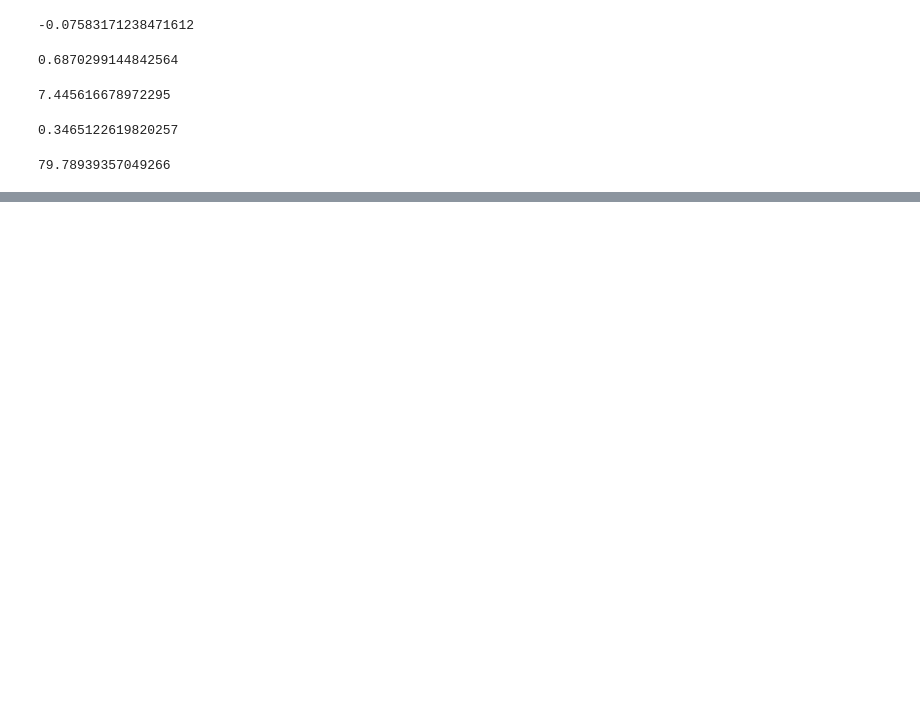
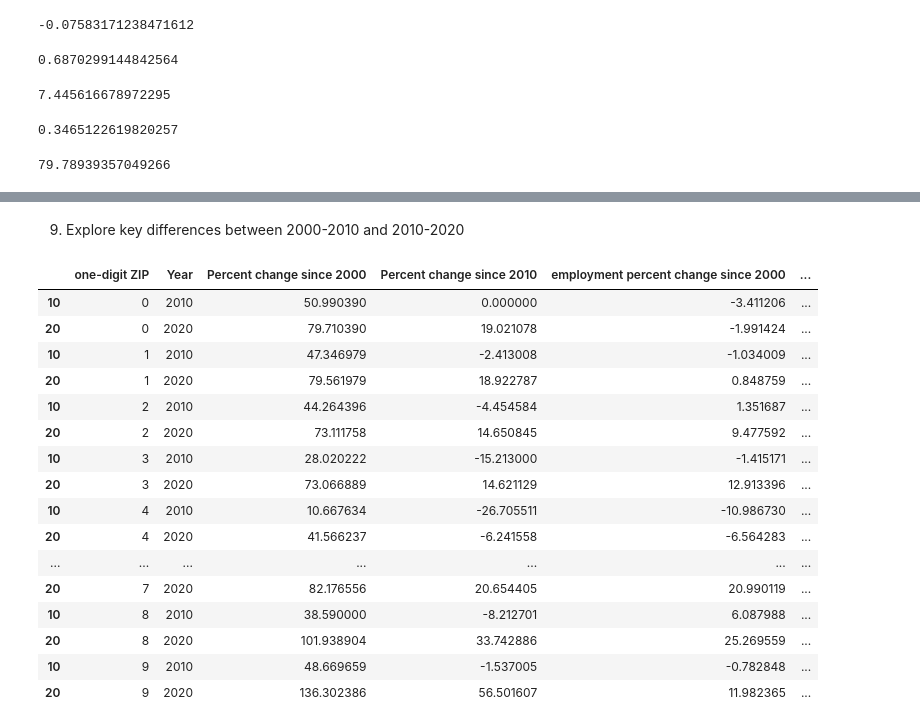
Before and after one commit to Brf0001/hpi_vs_jobgrowth, a Jupyter notebook: notebook/zip_vs_HPI.ipynb, the cells around one changed output, grey strips where cells are left out. Saved outputs shown, nothing was run; the diff lists cells and outputs as text; code cells hidden in the pictures; blank space fills up the shorter version.

```diff
--- a/notebook/zip_vs_HPI.ipynb
+++ b/notebook/zip_vs_HPI.ipynb
@@ -123,0 +142,26 @@ year2020['Percent change since 2000'].mean()
+# %% [markdown]
+9. Explore key differences between 2000-2010 and 2010-2020
+# %%
+years_comparison = ZIP_VS_HPI[(ZIP_VS_HPI['Year']==2010) | (ZIP_VS_HPI['Year']==2020)]
+# %%
+years_comparison = years_comparison[['one-digit ZIP','Year','Percent change since 2000','Percent change since 2010','employment percent change since 2000','employment percent change since 2010']]
+# %%
+years_comparison
+# %% [output]
+|  | one-digit ZIP | Year | Percent change since 2000 | Percent change since 2010 | employment percent change since 2000 | ... |
+| 10 | 0 | 2010 | 50.990390 | 0.000000 | -3.411206 | ... |
+| 20 | 0 | 2020 | 79.710390 | 19.021078 | -1.991424 | ... |
+| 10 | 1 | 2010 | 47.346979 | -2.413008 | -1.034009 | ... |
+| 20 | 1 | 2020 | 79.561979 | 18.922787 | 0.848759 | ... |
+| 10 | 2 | 2010 | 44.264396 | -4.454584 | 1.351687 | ... |
+| 20 | 2 | 2020 | 73.111758 | 14.650845 | 9.477592 | ... |
+| 10 | 3 | 2010 | 28.020222 | -15.213000 | -1.415171 | ... |
+| 20 | 3 | 2020 | 73.066889 | 14.621129 | 12.913396 | ... |
+| 10 | 4 | 2010 | 10.667634 | -26.705511 | -10.986730 | ... |
+| 20 | 4 | 2020 | 41.566237 | -6.241558 | -6.564283 | ... |
+| ... | ... | ... | ... | ... | ... | ... |
+| 20 | 7 | 2020 | 82.176556 | 20.654405 | 20.990119 | ... |
+| 10 | 8 | 2010 | 38.590000 | -8.212701 | 6.087988 | ... |
+| 20 | 8 | 2020 | 101.938904 | 33.742886 | 25.269559 | ... |
+| 10 | 9 | 2010 | 48.669659 | -1.537005 | -0.782848 | ... |
+| 20 | 9 | 2020 | 136.302386 | 56.501607 | 11.982365 | ... |
```
Also changed, not shown: parts of 9 cells of this notebook, 5 other files.
